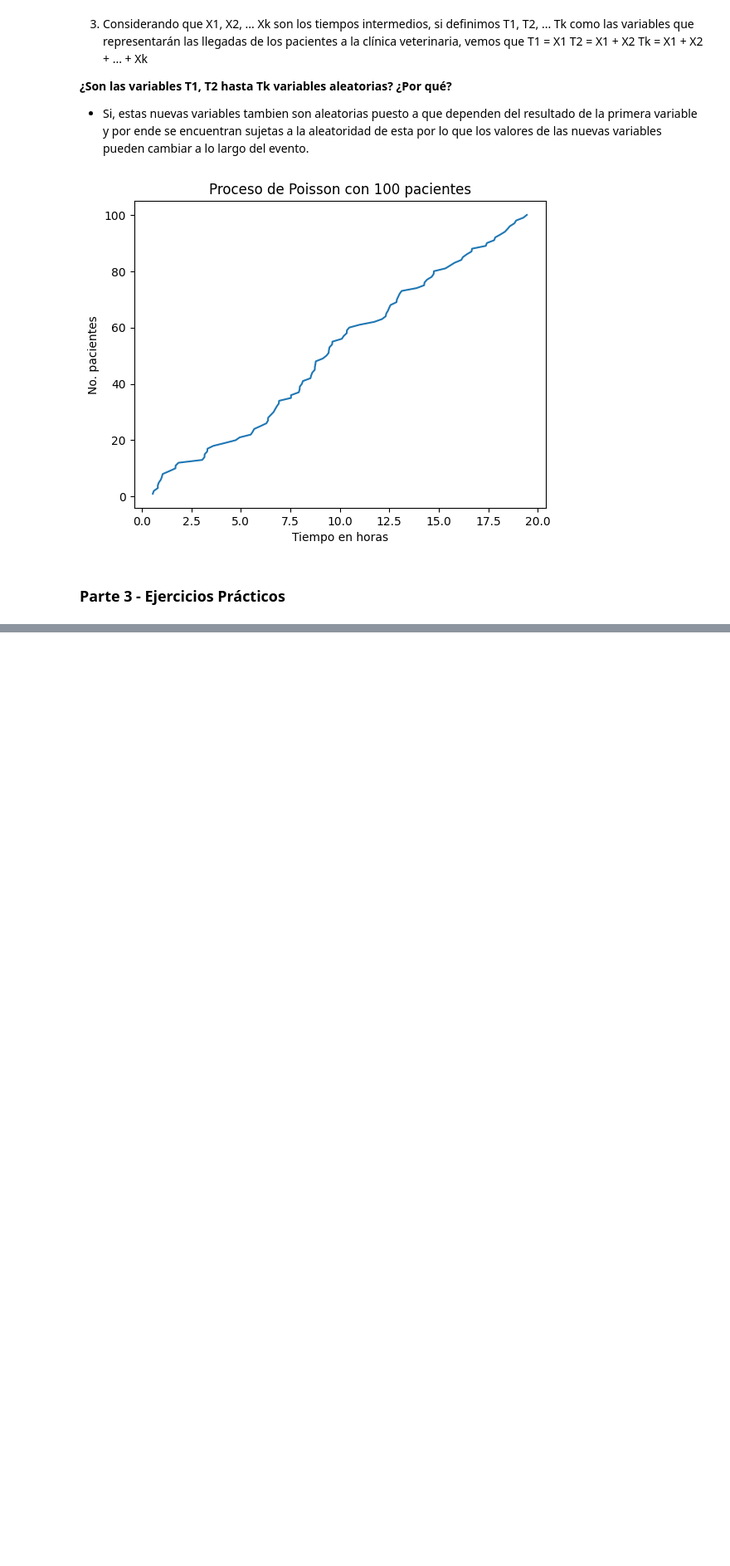
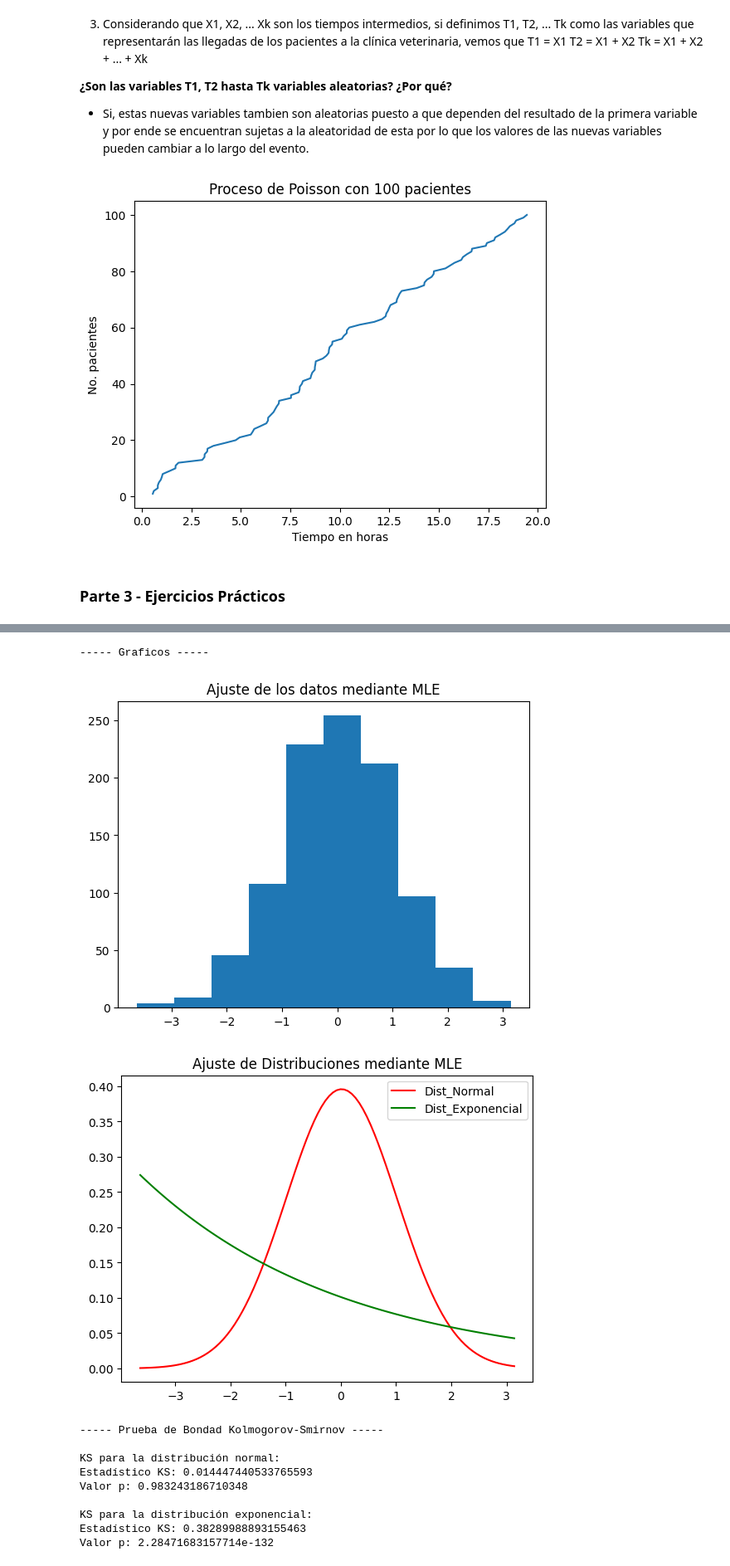
Before and after one commit to Paola-Contreras/Lab02-MS, a Jupyter notebook: Lab02.ipynb, the cells around one changed output, grey strips where cells are left out. Shown at 83% size. Cells and saved outputs as stored; diff of their text form; code cells hidden in the pictures; blank space fills up the shorter version.

```diff
--- a/Lab02.ipynb
+++ b/Lab02.ipynb
@@ -145,0 +203,55 @@ para un conjunto de datos determinado '''
+# %%
+''' 4. En este ejercicio deberá comparar la bondad de ajuste (goodness-of-fit) de diferentes distribuciones de probabilidad
+para un conjunto de datos determinado '''
+
+# Muetra de 1000 pts
+n = np.random.randn(1000)
+
+#Ajuste por medio de MLE de diferentes distribuciones
+# Dist Normal
+p_normal = stats.norm.fit(n)
+dist_normal = stats.norm(*p_normal)
+
+# Dist Binomal
+p_exponencial = stats.expon.fit(n)
+dist_exponencial = stats.expon(*p_exponencial)
+
+#Graficos
+print("\n----- Graficos -----")
+plt.title('Ajuste de los datos mediante MLE')
+plt.hist(n)
+plt.show()
+
+x = np.linspace(np.min(n), np.max(n), 100)
+plt.title('Ajuste de Distribuciones mediante MLE')
+plt.plot(x, dist_normal.pdf(x), 'r', label='Dist_Normal')
+plt.plot(x, dist_exponencial.pdf(x), 'g', label='Dist_Exponencial')
+plt.legend()
+plt.show()
+
+# Prueba de bondad de ajuste
+ks_stat_normal, p_value_normal = kstest(n, 'norm', args=p_normal)
+ks_stat_exponencial, p_value_exponencial = kstest(n, 'expon', args=p_exponencial)
+
+
+print("\n----- Prueba de Bondad Kolmogorov-Smirnov -----")
+print("\nKS para la distribución normal:")
+print("Estadístico KS:", ks_stat_normal)
+print("Valor p:", p_value_normal)
+
+print("\nKS para la distribución exponencial:")
+print("Estadístico KS:", ks_stat_exponencial)
+print("Valor p:", p_value_exponencial)
+# %% [output]
+----- Graficos -----
+[figure, added]
+[figure, added]
+----- Prueba de Bondad Kolmogorov-Smirnov -----
+
+KS para la distribución normal:
+Estadístico KS: 0.014447440533765593
+Valor p: 0.983243186710348
+
+KS para la distribución exponencial:
+Estadístico KS: 0.38289988893155463
+Valor p: 2.28471683157714e-132
```
Also changed, not shown: parts of 6 cells of this notebook.
